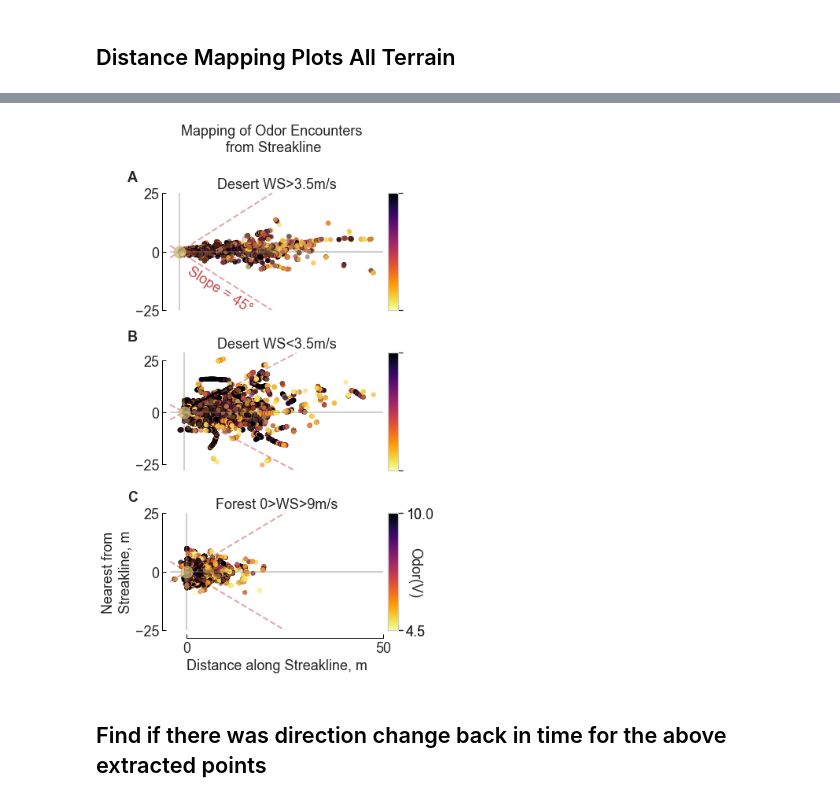
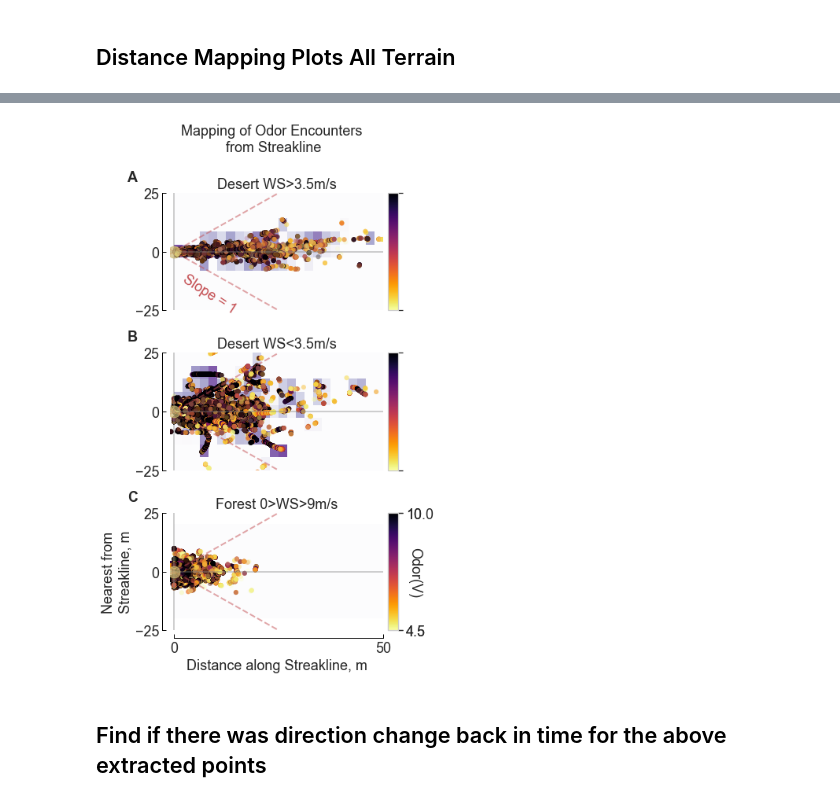
Before and after one commit to arunavanag591/odor_analysis, a Jupyter notebook: data_exploration/dataVisualization.ipynb, the cells around one changed output, grey strips where cells are left out. Cells and saved outputs as stored; diff of their text form; code cells hidden in the pictures.

```diff
--- a/data_exploration/dataVisualization.ipynb
+++ b/data_exploration/dataVisualization.ipynb
@@ -142,3 +142,4 @@ dfdist2=df2.query(q)
 dfdist3=df3.query(q)
 # %%
 dataframes=[dfdist1,dfdist2,dfdist3]
+data=[df1,df2,df3]
@@ -149,54 +211,73 @@ f,(ax)=plt.subplots(3,1,figsize=(6,10))
 ax[2].set_ylabel('Nearest from\nStreakline, m')
 ax[2].set_xlabel('Distance along Streakline, m')
 f.suptitle("Mapping of Odor Encounters\n from Streakline")
+
+# ax[0].set_xlabel('Distance along Streakline(m)')
+# ax[0].set_ylabel('Shotest Distance \n Sensor from Streakline (m)')
+
+
 for i in range(len(dataframes)):
 
     var = ax[i].scatter(dataframes[i].distance_from_source_a*dataframes[i].xsign,
                         dataframes[i].nearest_from_streakline*dataframes[i].ysign,
                         c=dataframes[i].odor, cmap="inferno_r",
                edgecolors='none', alpha=0.2, vmin=4.5, vmax=10)
+
     ax[i].grid(False)
     ax[i].axline((0,0),slope=1, linestyle='dashed', linewidth=2, color='r', alpha=0.5)
-    ax[i].axline((0, 0), slope=-1, linestyle='dashed', linewidth=2, color='r', alpha=0.5)
+    ax[i].axline((0,0), slope=-1, linestyle='dashed', linewidth=2, color='r', alpha=0.5)
     ax[i].axhline(0, color = 'grey', alpha=0.5)
     ax[i].axvline(0, color = 'grey', alpha=0.5)
     ax[i].plot(0,0,marker='o',  c='y', markersize=15, alpha=0.7)
+
     mpl_functions.adjust_spines(ax[i],['left'],spine_locations={},
                             smart_bounds=True,yticks=[-25,0,25],linewidth=1)
-
 
     divider = make_axes_locatable(ax[i])
     cax = divider.append_axes('right', size='5%', pad=0.08)
     cbar=f.colorbar(var, cax=cax, orientation = 'vertical', ticks=[4.5, 10])
     cbar.ax.set_yticklabels([])
 #     cbar.ax.set_ylabel('Odor(V)', rotation=-90, labelpad=10)
     cbar.solids.set(alpha=1)
+    ax[i].set_xlim([-1,50])
 
 for i in range(len(dataframes)):
      ax[i].text(-0.2, 1.1, string.ascii_uppercase[i], transform=ax[i].transAxes,
             weight='bold')
 
+## Histograms
+
+
+ax[0].imshow(enc[0], interpolation='nearest', origin='lower',cmap = 'Purples',alpha=0.7,
+         extent=[0,50,-25, 25],aspect='auto')
+ax[1].imshow(enc[1], interpolation='nearest', origin='lower',cmap = 'Purples',alpha=0.7,
+         extent=[0,50,-25, 25],aspect='auto')
+ax[2].imshow(enc[2], interpolation='nearest', origin='lower',cmap = 'Purples',alpha=0.7,
+         extent=[0,50,-20, 20],aspect='auto')
+
+
+
 ax[0].set_title('Desert WS>3.5m/s')
 ax[1].set_title('Desert WS<3.5m/s')
 ax[2].set_title('Forest 0>WS>9m/s')
-ax[0].text(1.5, -26, 'Slope = 45°', rotation=-33, c='r')
+ax[0].text(1.5, -26, 'Slope = 1', rotation=-33, c='r')
 
 # ax[0].text(0.1, 0.1, 'Slope=45deg', rotation=-45, ha='center',fontsize=18,c='r')
 divider = make_axes_locatable(ax[2])
 cax = divider.append_axes('right', size='5%', pad=0.08)
 cbar=f.colorbar(var, cax=cax, orientation = 'vertical', ticks=[4.5, 10])
 cbar.ax.set_yticklabels(['4.5','10'])
 cbar.ax.set_ylabel('Odor(V)', rotation=-90, labelpad=-5)
 cbar.solids.set(alpha=1)
 
 mpl_functions.adjust_spines(ax[2],['left', 'bottom'],spine_locations={},
                                 smart_bounds=True, xticks=[0,50],yticks=[-25,0,25], linewidth=1)
 
 f.tight_layout(pad=2)
 figurefirst.mpl_functions.set_fontsize(f, 18)
-f.savefig('../../Figure/DistanceMap.jpeg', dpi=300, bbox_inches = "tight")
+f.savefig('../../Figure/DistanceMap_.jpeg', dpi=300, bbox_inches = "tight")
 # %% [output]
-[figure, old version]
+[figure, new version]
 # %% [markdown]
 ## Find if there was direction change back in time for the above extracted points
 # %%
```
Also changed, not shown: parts of 4 cells of this notebook, 6 other files.
